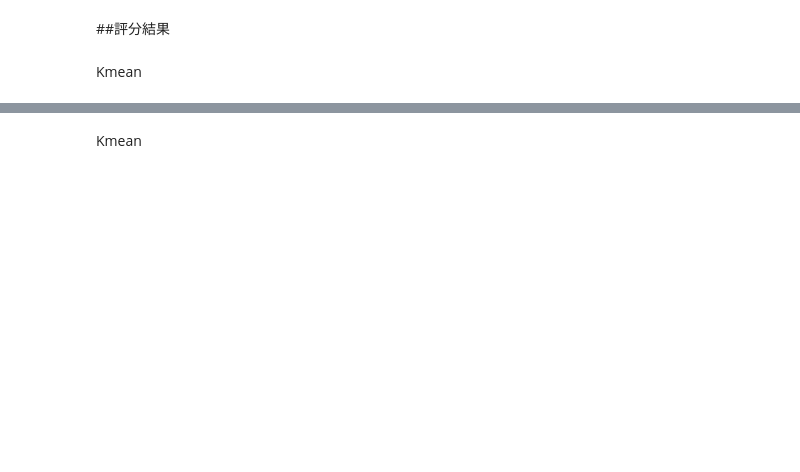
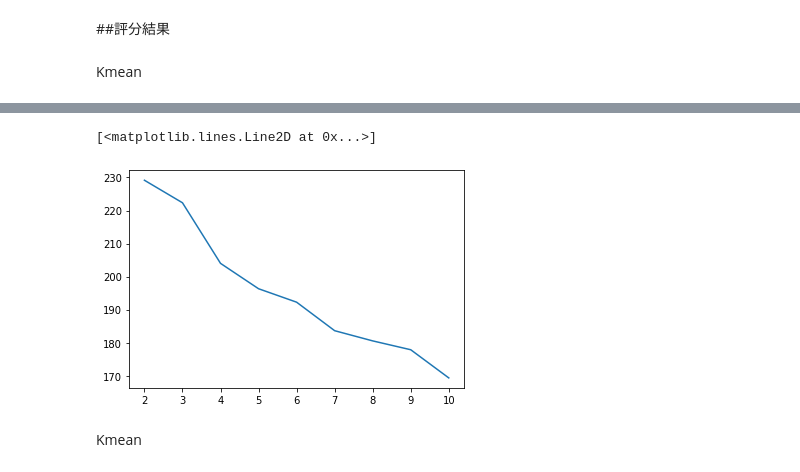
Before and after one commit to WHT-git/1222homework, a Jupyter notebook: ML_HW5.ipynb, the cells around one changed output, grey strips where cells are left out. Drawn from its saved outputs; the diff is of its cells as text; code cells hidden in the pictures; blank space fills up the shorter version.

```diff
--- a/ML_HW5.ipynb
+++ b/ML_HW5.ipynb
@@ -96,6 +108,11 @@ ch_sc
 # %%
 km = KMeans(n_clusters=9)
 y_km = km.fit_predict(X)
+# %%
+plt.plot(nb_clusters, ch_sc)
+# %% [output]
+[<matplotlib.lines.Line2D at 0x...>]
+[figure, added]
 # %% [markdown]
 Kmean
 # %%
```
Also changed, not shown: parts of 7 cells of this notebook.
